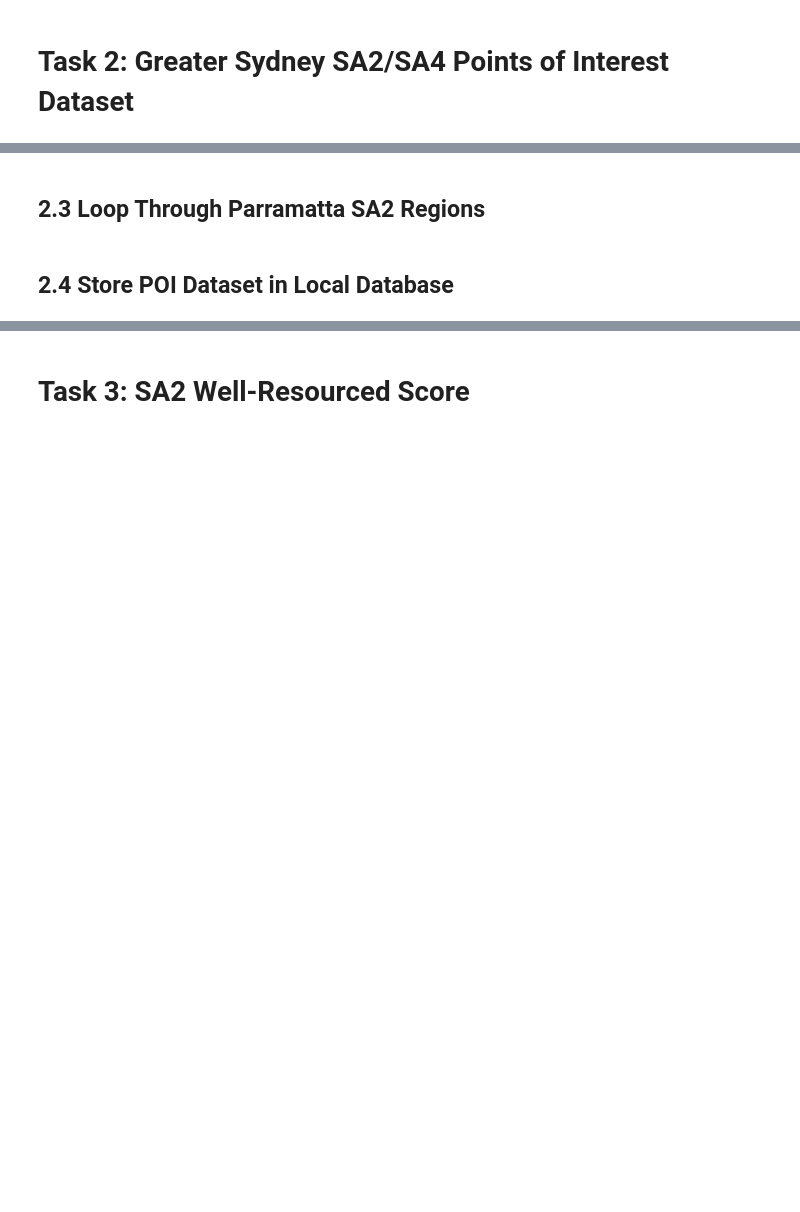
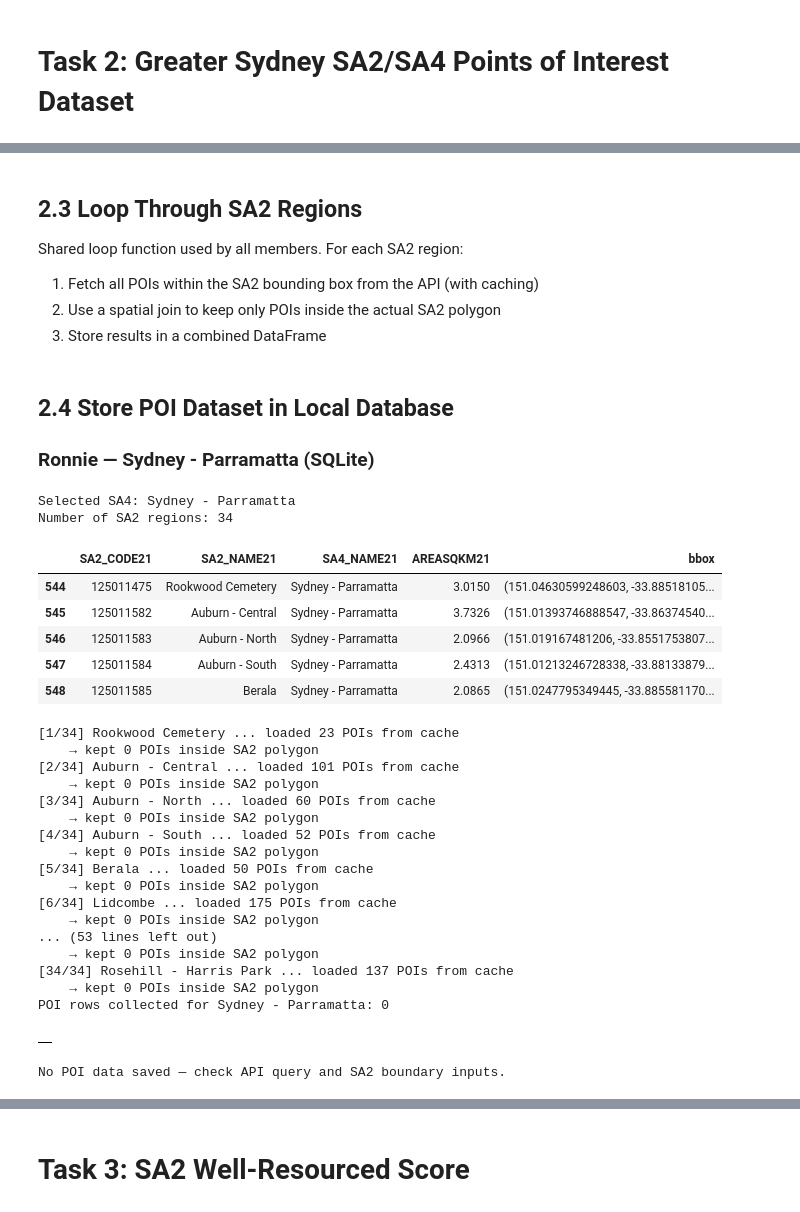
Before and after one commit to Ronnie-711/DATA2001_assignment, a Jupyter notebook: assignment.ipynb, the cells around one changed output, grey strips where cells are left out. Drawn from its saved outputs; the diff is of its cells as text; code cells hidden in the pictures; blank space fills up the shorter version.

```diff
--- a/assignment.ipynb
+++ b/assignment.ipynb
@@ -470,3 +533,8 @@ def fetch_pois_in_bbox(min_lon, min_lat, max_lon, max_lat, page_size=2000, max_p
 # %% [markdown]
-## 2.3 Loop Through Parramatta SA2 Regions
+## 2.3 Loop Through SA2 Regions
+
+Shared loop function used by all members. For each SA2 region:
+1. Fetch all POIs within the SA2 bounding box from the API (with caching)
+2. Use a spatial join to keep only POIs inside the actual SA2 polygon
+3. Store results in a combined DataFrame
 # %%
@@ -518,9 +599,56 @@ display(pois_df.head())
 # %% [markdown]
 ## 2.4 Store POI Dataset in Local Database
+### Ronnie — Sydney - Parramatta (SQLite)
 # %%
+# --- Ronnie's SA2 boundaries ---
+MY_SA4_RONNIE = "Sydney - Parramatta"
+sa2_boundaries_ronnie = load_sa2_boundaries(MY_SA4_RONNIE)
+
+# --- Ronnie's loop ---
+pois_df_ronnie = fetch_pois_for_zone(sa2_boundaries_ronnie)
+print(f"POI rows collected for {MY_SA4_RONNIE}: {len(pois_df_ronnie):,}")
+display(pois_df_ronnie.head())
+
+# --- Ronnie: store in SQLite ---
+DATA_DIR = Path.cwd()
+DB_PATH = DATA_DIR / "data2001_assignment.sqlite"
+
 with sqlite3.connect(DB_PATH) as conn:
-    if not pois_df.empty:
-        pois_df.to_sql("points_of_interest_parramatta", conn, if_exists="replace", index=False)
-        print(f"Saved {len(pois_df):,} rows to points_of_interest_parramatta in {DB_PATH.name}")
+    if not pois_df_ronnie.empty:
+        pois_df_ronnie.to_sql(
+            "points_of_interest_parramatta",
+            conn,
+            if_exists="replace",
+            index=False
+        )
+        print(f"✓ Saved {len(pois_df_ronnie):,} rows to points_of_interest_parramatta in {DB_PATH.name}")
     else:
-        print("No POI data saved. Check the API query and SA2 boundary inputs.")
+        print("No POI data saved — check API query and SA2 boundary inputs.")
+# %% [output]
+Selected SA4: Sydney - Parramatta
+Number of SA2 regions: 34
+|  | SA2_CODE21 | SA2_NAME21 | SA4_NAME21 | AREASQKM21 | bbox |
+| 544 | 125011475 | Rookwood Cemetery | Sydney - Parramatta | 3.0150 | (151.04630599248603, -33.88518105... |
+| 545 | 125011582 | Auburn - Central | Sydney - Parramatta | 3.7326 | (151.01393746888547, -33.86374540... |
+| 546 | 125011583 | Auburn - North | Sydney - Parramatta | 2.0966 | (151.019167481206, -33.8551753807... |
+| 547 | 125011584 | Auburn - South | Sydney - Parramatta | 2.4313 | (151.01213246728338, -33.88133879... |
+| 548 | 125011585 | Berala | Sydney - Parramatta | 2.0865 | (151.0247795349445, -33.885581170... |
+[1/34] Rookwood Cemetery ... loaded 23 POIs from cache
+    → kept 0 POIs inside SA2 polygon
+[2/34] Auburn - Central ... loaded 101 POIs from cache
+    → kept 0 POIs inside SA2 polygon
+[3/34] Auburn - North ... loaded 60 POIs from cache
+    → kept 0 POIs inside SA2 polygon
+[4/34] Auburn - South ... loaded 52 POIs from cache
+    → kept 0 POIs inside SA2 polygon
+[5/34] Berala ... loaded 50 POIs from cache
+    → kept 0 POIs inside SA2 polygon
+[6/34] Lidcombe ... loaded 175 POIs from cache
+    → kept 0 POIs inside SA2 polygon
+... (53 lines left out)
+    → kept 0 POIs inside SA2 polygon
+[34/34] Rosehill - Harris Park ... loaded 137 POIs from cache
+    → kept 0 POIs inside SA2 polygon
+POI rows collected for Sydney - Parramatta: 0
+|  |
+No POI data saved — check API query and SA2 boundary inputs.
```
Also changed, not shown: parts of 9 cells of this notebook.
